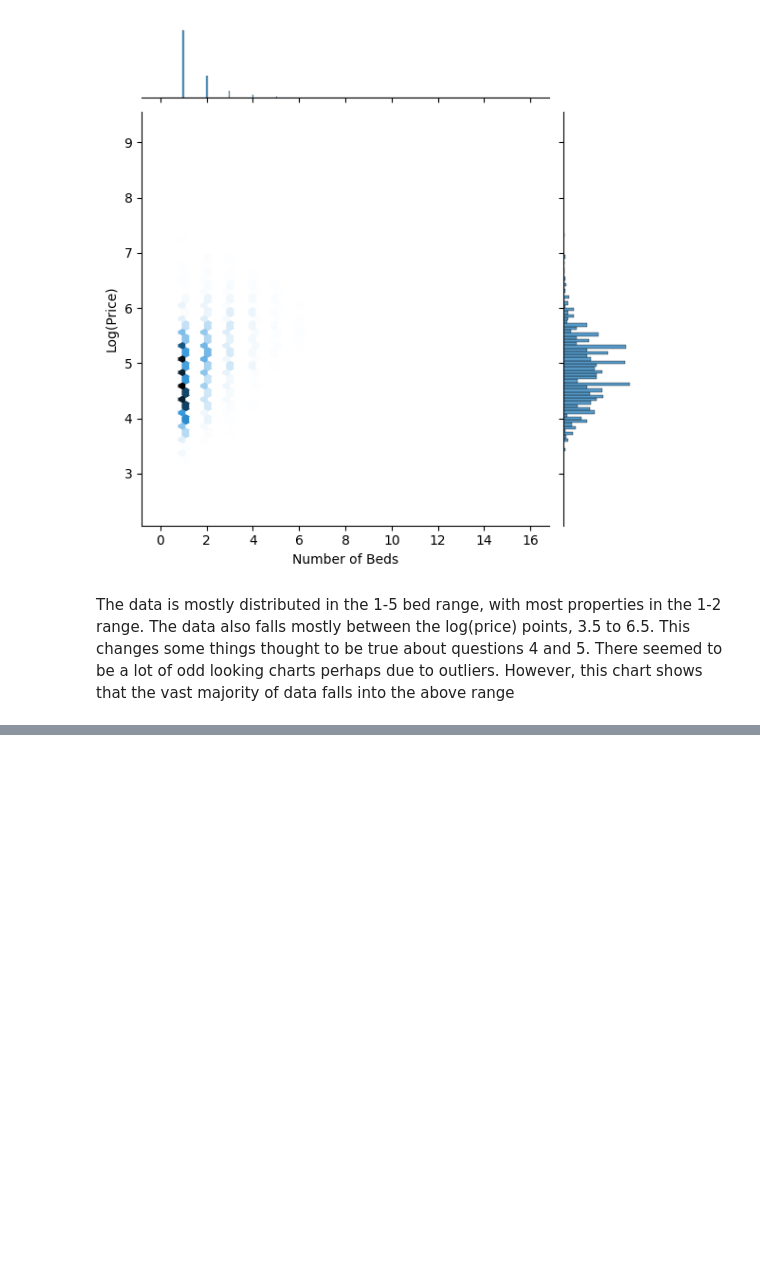
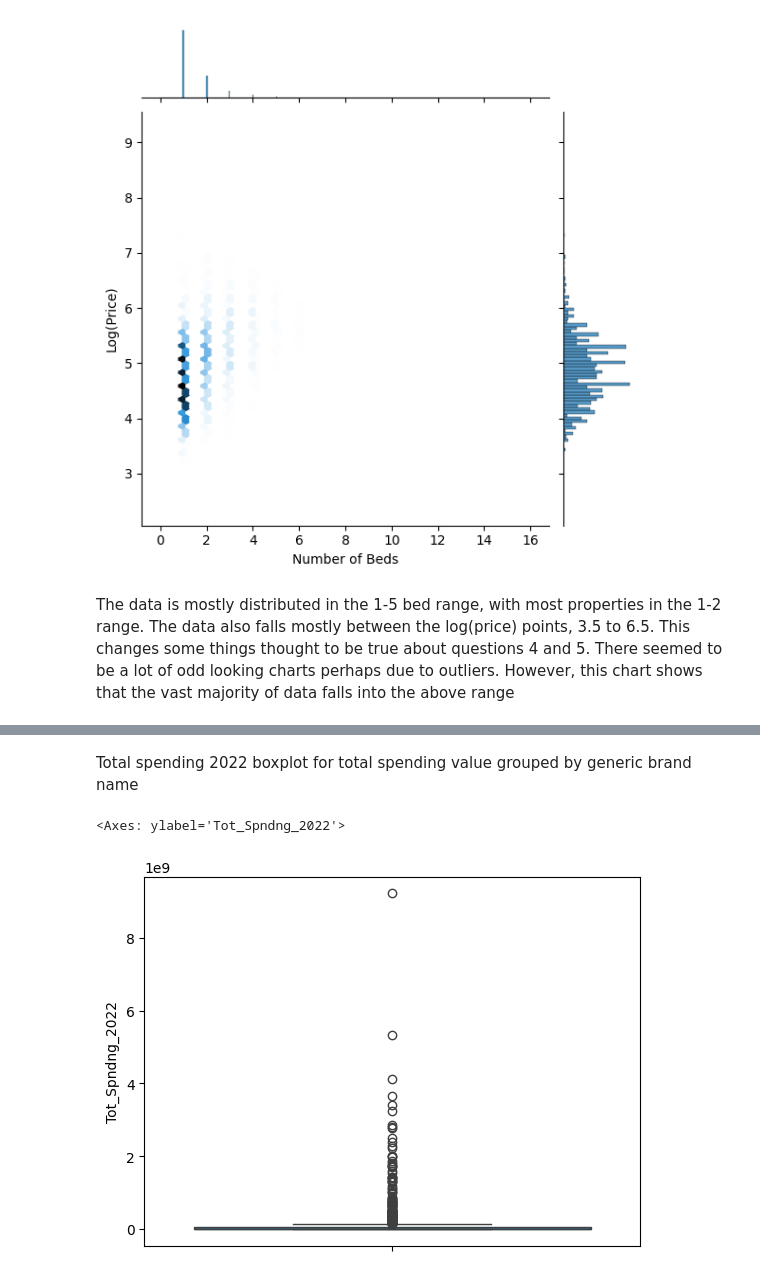
Before and after one commit to benyyeh/DS3001, a Jupyter notebook: assignments/visualization-assignment/assignment/assignment.ipynb, the cells around one changed output, grey strips where cells are left out. Cells and saved outputs as stored; diff of their text form; code cells hidden in the pictures; blank space fills up the shorter version.

```diff
--- a/assignments/visualization-assignment/assignment/assignment.ipynb
+++ b/assignments/visualization-assignment/assignment/assignment.ipynb
@@ -247,0 +327,3 @@ The data is mostly distributed in the 1-5 bed range, with most properties in the
+# %%
+df_filtered = df_combined[df_combined['Outlier_Flag_2022'] <= 0.5]
+df_filtered
@@ -247,0 +353,7 @@ The data is mostly distributed in the 1-5 bed range, with most properties in the
+# %% [markdown]
+Total spending 2022 boxplot for total spending value grouped by generic brand name
+# %%
+sns.boxplot(df_filtered['Tot_Spndng_2022'])
+# %% [output]
+<Axes: ylabel='Tot_Spndng_2022'>
+[figure, added]
```
Also changed, not shown: parts of 31 cells of this notebook, 2 other files.
